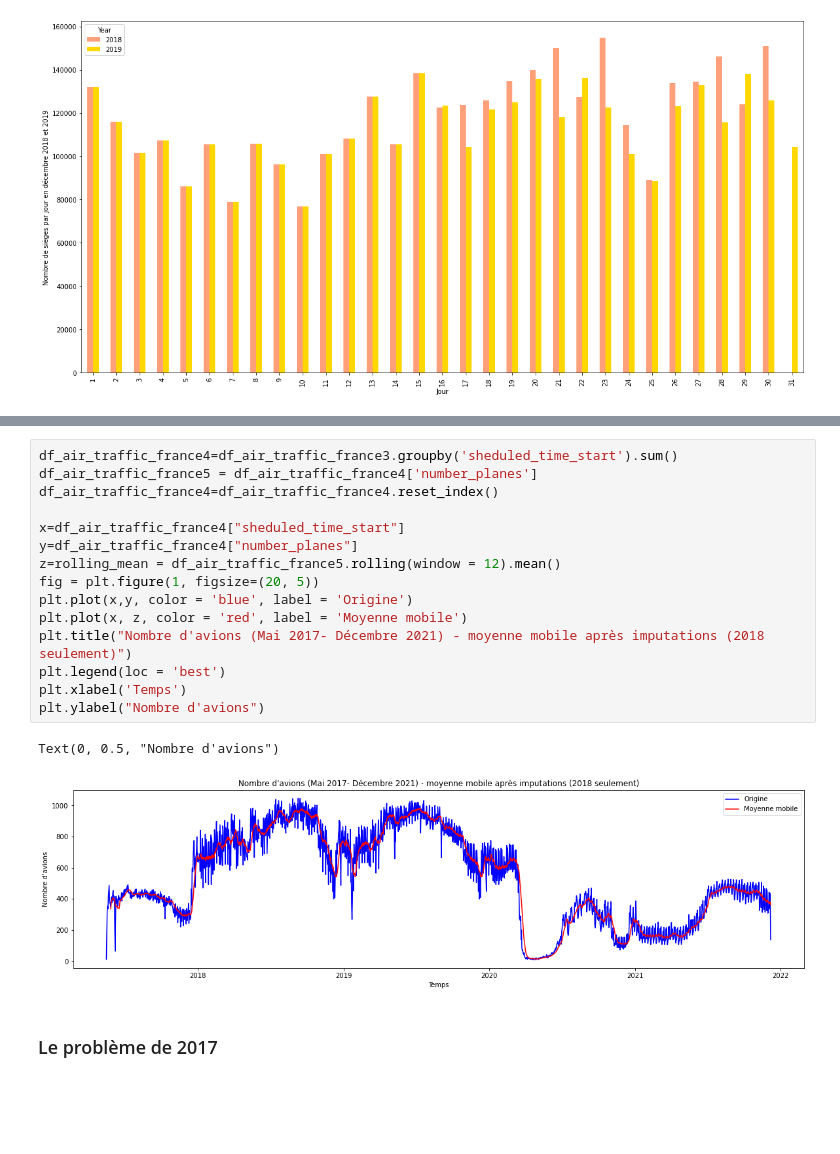
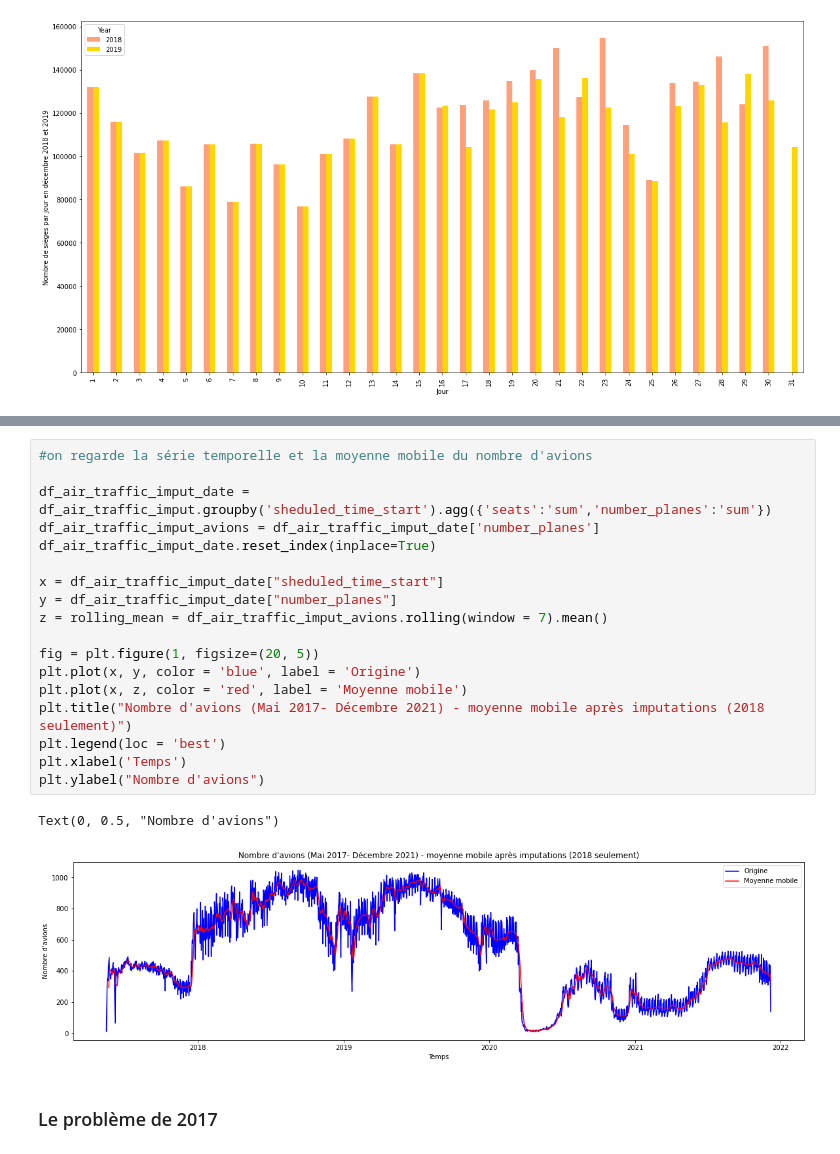
Before and after one commit to julienowack/stat_app, a Jupyter notebook: Valeurs manquantes.ipynb, the cells around one changed output, grey strips where cells are left out. Cells and saved outputs as stored; diff of their text form; blank space fills up the shorter version.

```diff
--- a/Valeurs manquantes.ipynb
+++ b/Valeurs manquantes.ipynb
@@ -357,21 +335,24 @@ Text(0, 0.5, 'Number of planes')
 # %%
-df_air_traffic_france4=df_air_traffic_france3.groupby('sheduled_time_start').sum()
-df_air_traffic_france5 = df_air_traffic_france4['number_planes']
-df_air_traffic_france4=df_air_traffic_france4.reset_index()
+#on regarde la série temporelle et la moyenne mobile du nombre d'avions
 
-x=df_air_traffic_france4["sheduled_time_start"]
-y=df_air_traffic_france4["number_planes"]
-z=rolling_mean = df_air_traffic_france5.rolling(window = 12).mean()
+df_air_traffic_imput_date = df_air_traffic_imput.groupby('sheduled_time_start').agg({'seats':'sum','number_planes':'sum'})
+df_air_traffic_imput_avions = df_air_traffic_imput_date['number_planes']
+df_air_traffic_imput_date.reset_index(inplace=True)
+
+x = df_air_traffic_imput_date["sheduled_time_start"]
+y = df_air_traffic_imput_date["number_planes"]
+z = rolling_mean = df_air_traffic_imput_avions.rolling(window = 7).mean()
+
 fig = plt.figure(1, figsize=(20, 5))
-plt.plot(x,y, color = 'blue', label = 'Origine')
+plt.plot(x, y, color = 'blue', label = 'Origine')
 plt.plot(x, z, color = 'red', label = 'Moyenne mobile')
 plt.title("Nombre d'avions (Mai 2017- Décembre 2021) - moyenne mobile après imputations (2018 seulement)")
 plt.legend(loc = 'best')
 plt.xlabel('Temps')
 plt.ylabel("Nombre d'avions")
 # %% [output]
 Text(0, 0.5, "Nombre d'avions")
-[figure, old version]
+[figure, new version]
 # %% [markdown]
 ### Le problème de 2017
 # %% [markdown]
```
Also changed, not shown: parts of 19 cells of this notebook.
